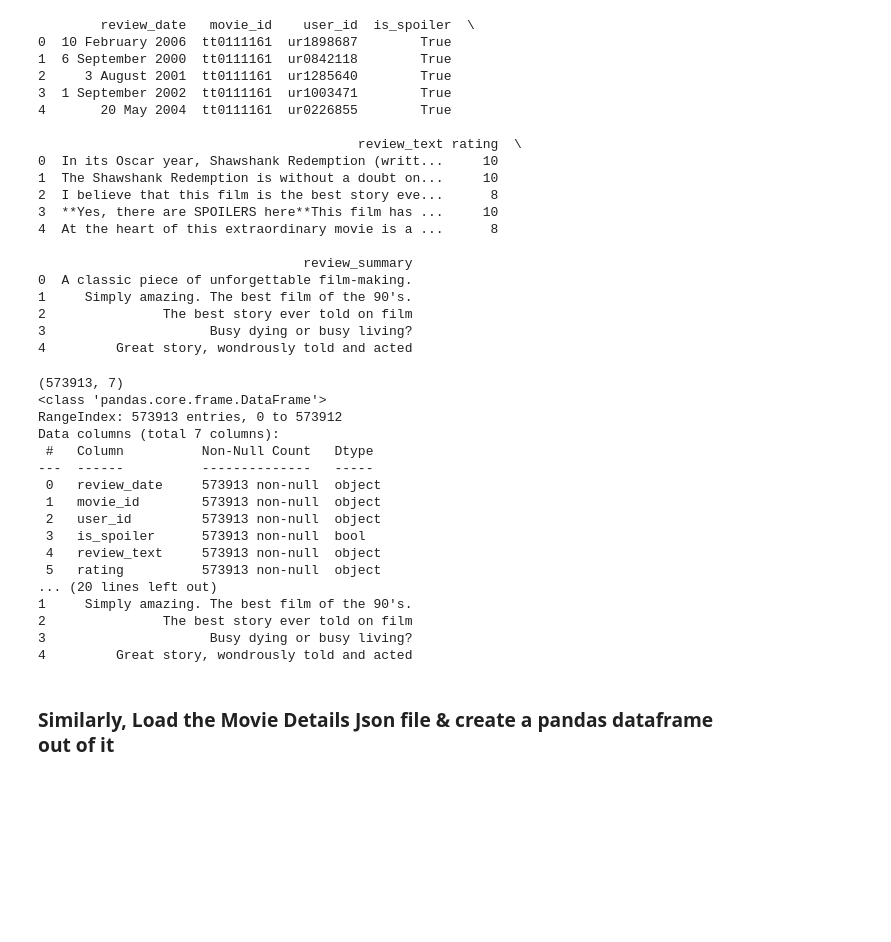
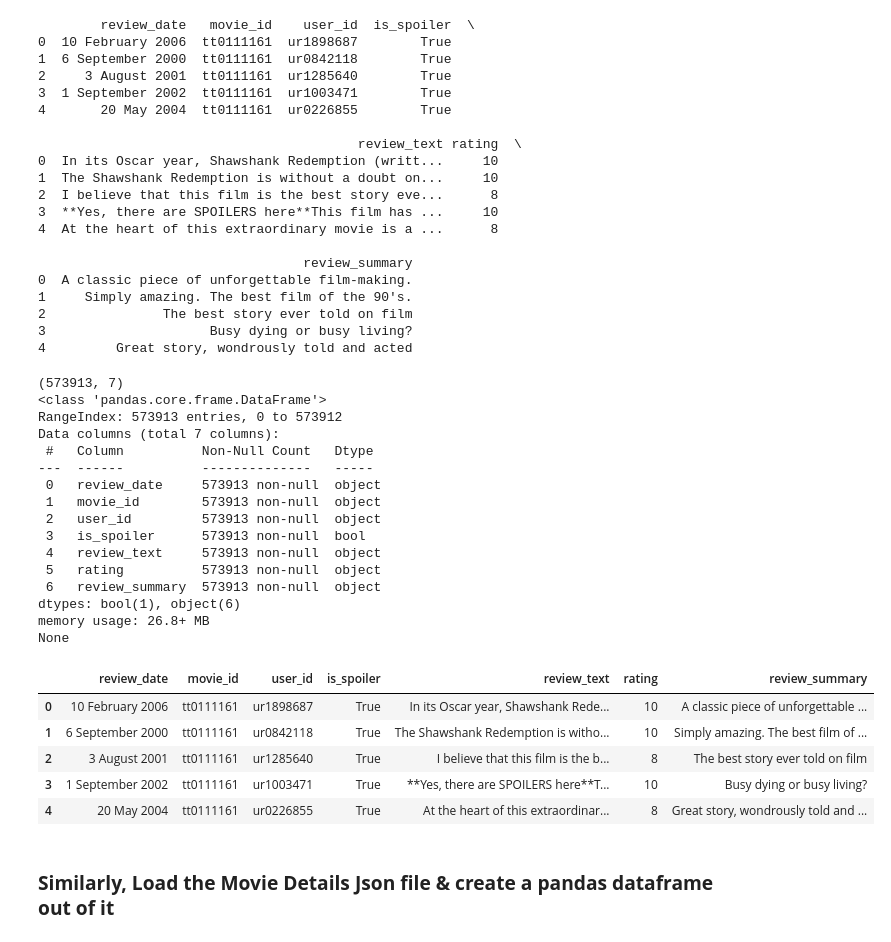
Before and after one commit to umeshrawat/AI_Math_Vedas, a Jupyter notebook: Spoiler_Shield_Solution_Template.ipynb, the cells around one changed output. Cells and saved outputs as stored; diff of their text form; code cells hidden in the pictures; blank space fills up the shorter version.

```diff
--- a/Spoiler_Shield_Solution_Template.ipynb
+++ b/Spoiler_Shield_Solution_Template.ipynb
@@ -142,26 +142,31 @@ print(reviews_df.head())
 # %%
 ## check df shape, info, top 5 rows
 print(reviews_df.shape)
 print(reviews_df.info())
-print(reviews_df.head(5))
+reviews_df.head(5)
 # %% [output]
 (573913, 7)
 <class 'pandas.core.frame.DataFrame'>
 RangeIndex: 573913 entries, 0 to 573912
 Data columns (total 7 columns):
  #   Column          Non-Null Count   Dtype
 ---  ------          --------------   -----
  0   review_date     573913 non-null  object
  1   movie_id        573913 non-null  object
  2   user_id         573913 non-null  object
  3   is_spoiler      573913 non-null  bool
  4   review_text     573913 non-null  object
  5   rating          573913 non-null  object
-... (20 lines left out)
-1     Simply amazing. The best film of the 90's.
-2               The best story ever told on film
-3                     Busy dying or busy living?
-4         Great story, wondrously told and acted
+ 6   review_summary  573913 non-null  object
+dtypes: bool(1), object(6)
+memory usage: 26.8+ MB
+None
+|  | review_date | movie_id | user_id | is_spoiler | review_text | rating | review_summary |
+| 0 | 10 February 2006 | tt0111161 | ur1898687 | True | In its Oscar year, Shawshank Rede... | 10 | A classic piece of unforgettable ... |
+| 1 | 6 September 2000 | tt0111161 | ur0842118 | True | The Shawshank Redemption is witho... | 10 | Simply amazing. The best film of ... |
+| 2 | 3 August 2001 | tt0111161 | ur1285640 | True | I believe that this film is the b... | 8 | The best story ever told on film |
+| 3 | 1 September 2002 | tt0111161 | ur1003471 | True | **Yes, there are SPOILERS here**T... | 10 | Busy dying or busy living? |
+| 4 | 20 May 2004 | tt0111161 | ur0226855 | True | At the heart of this extraordinar... | 8 | Great story, wondrously told and ... |
 # %% [markdown]
 ### **Similarly, Load the Movie Details Json file & create a pandas dataframe out of it**
 # %%
```
Also changed, not shown: parts of 3 cells of this notebook.
